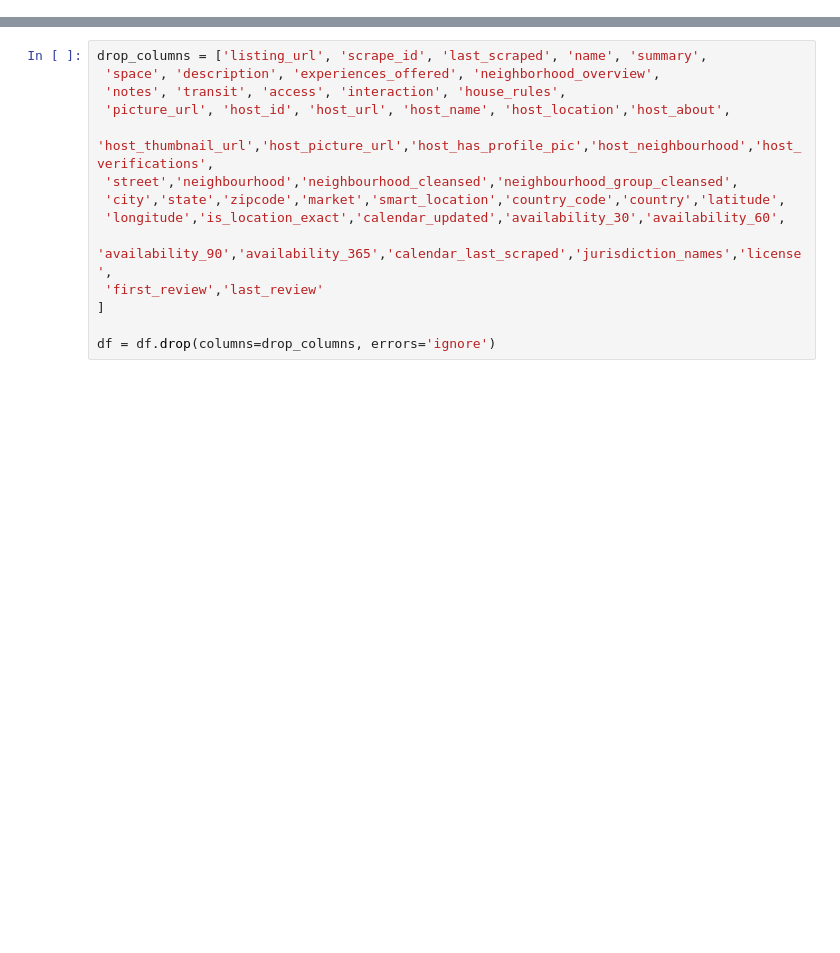
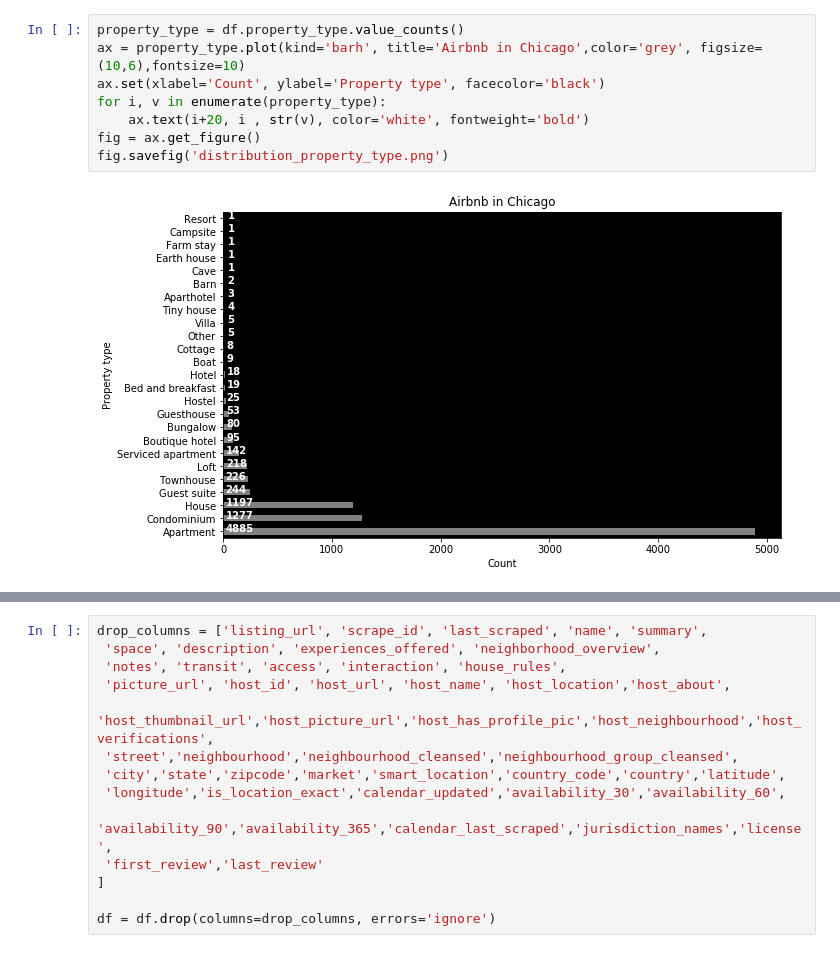
Before and after one commit to addu1/DS_NANO, a Jupyter notebook: airbnb_chicago/chicago.ipynb, the cells around one changed output, grey strips where cells are left out. Cells and saved outputs as stored; diff of their text form; blank space fills up the shorter version.

```diff
--- a/airbnb_chicago/chicago.ipynb
+++ b/airbnb_chicago/chicago.ipynb
@@ -23,0 +66,10 @@ df.head()
+# %%
+property_type = df.property_type.value_counts()
+ax = property_type.plot(kind='barh', title='Airbnb in Chicago',color='grey', figsize=(10,6),fontsize=10)
+ax.set(xlabel='Count', ylabel='Property type', facecolor='black')
+for i, v in enumerate(property_type):
+    ax.text(i+20, i , str(v), color='white', fontweight='bold')
+fig = ax.get_figure()
+fig.savefig('distribution_property_type.png')
+# %% [output]
+[figure, added]
```
Also changed, not shown: parts of 54 cells of this notebook, 4 other files.
